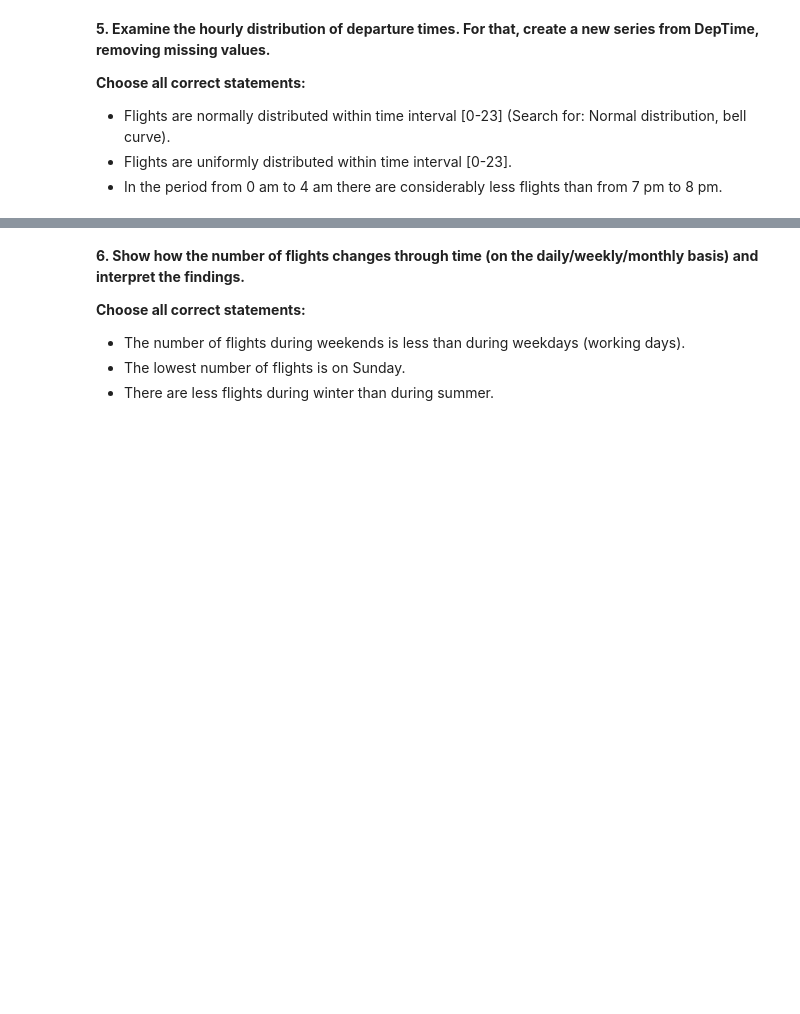
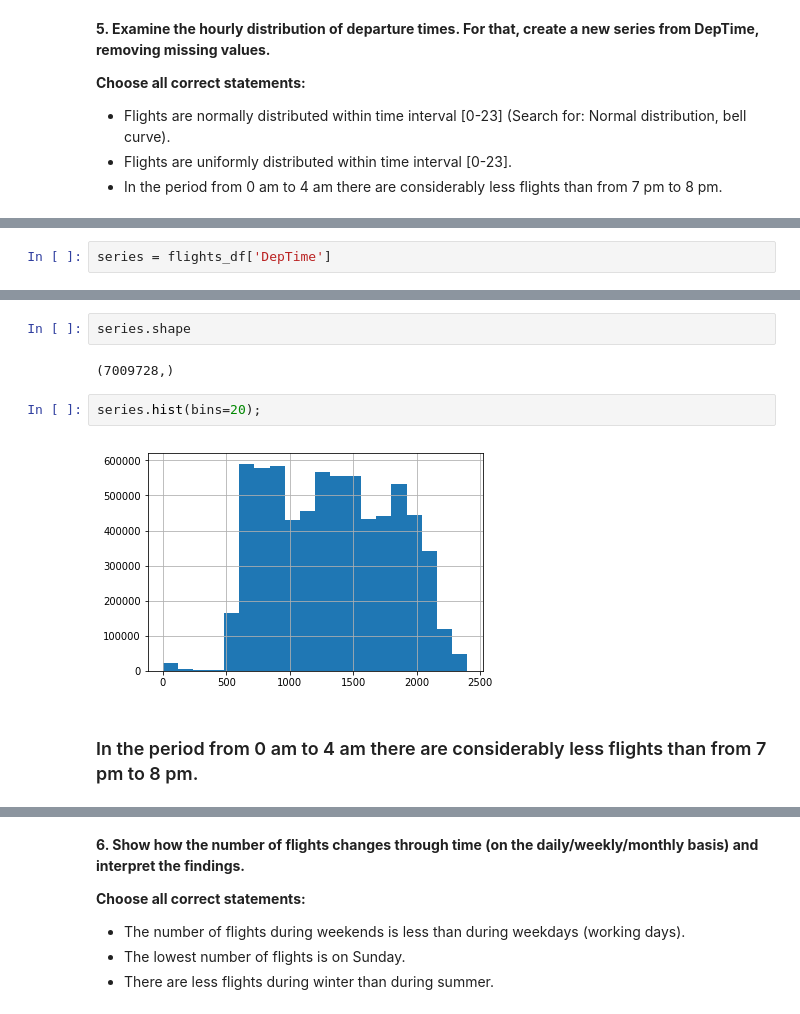
Before and after one commit to nikitin239/mlcourse.ai, a Jupyter notebook: jupyter_english/assignments_fall2018/assignment2_USA_flights.ipynb, the cells around one changed output, grey strips where cells are left out. Saved outputs shown, nothing was run; the diff lists cells and outputs as text; blank space fills up the shorter version.

```diff
--- a/jupyter_english/assignments_fall2018/assignment2_USA_flights.ipynb
+++ b/jupyter_english/assignments_fall2018/assignment2_USA_flights.ipynb
@@ -278,0 +381,2 @@ num_flights_by_date.rolling(window=7).mean().plot();
+# %%
+series = flights_df['DepTime']
@@ -278,0 +403,10 @@ num_flights_by_date.rolling(window=7).mean().plot();
+# %%
+series.shape
+# %% [output]
+(7009728,)
+# %%
+series.hist(bins=20);
+# %% [output]
+[figure, added]
+# %% [markdown]
+### In the period from 0 am to 4 am there are considerably less flights than from 7 pm to 8 pm.
```
Also changed, not shown: parts of 48 cells of this notebook.
